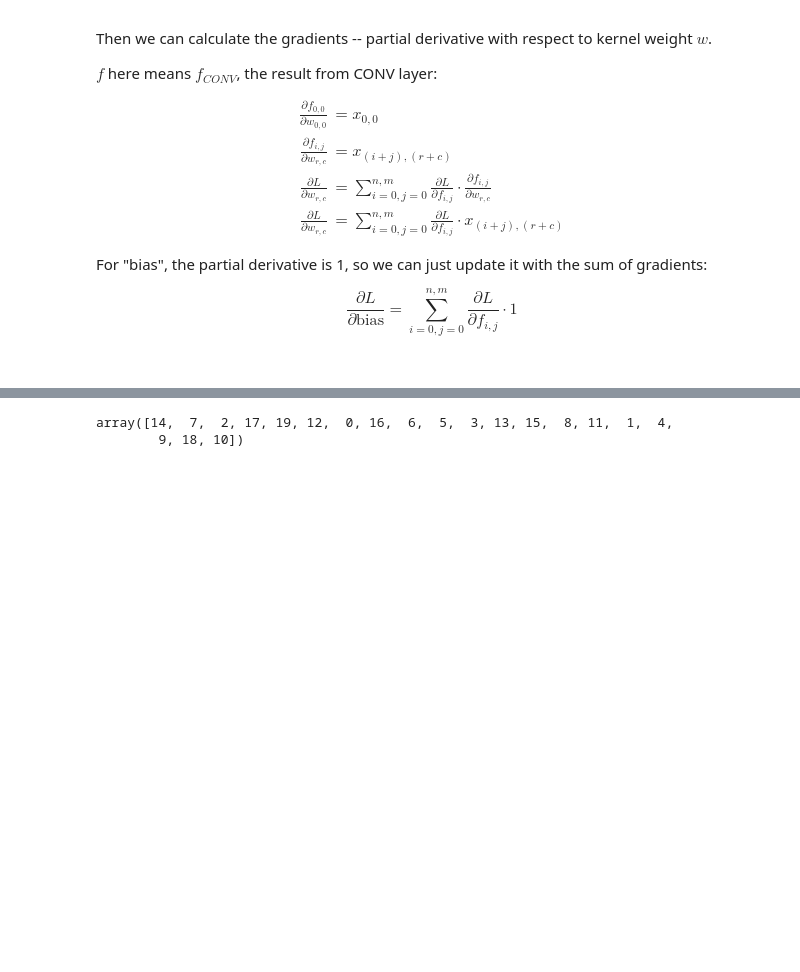
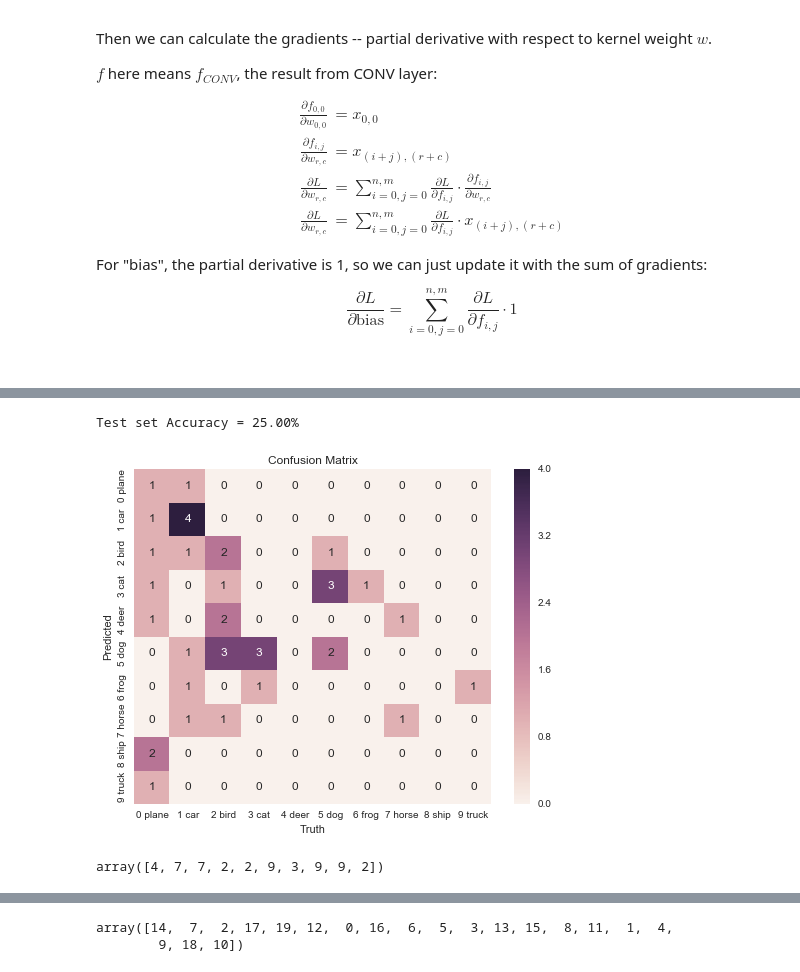
Before and after one commit to patrick-su/ml_algorithms_stepbystep, a Jupyter notebook: algo_example_NN_multilayer_CNN.ipynb, the cells around one changed output, grey strips where cells are left out. Saved outputs shown, nothing was run; the diff lists cells and outputs as text; code cells hidden in the pictures; blank space fills up the shorter version.

```diff
--- a/algo_example_NN_multilayer_CNN.ipynb
+++ b/algo_example_NN_multilayer_CNN.ipynb
@@ -576,0 +590,30 @@ run time = 7.97s
+# %%
+from sklearn.metrics import confusion_matrix
+def show_confusion_matrix(cm_mat):
+    accuracy = np.trace(cm_mat)*100.0/test_size
+    print 'Test set Accuracy = {:.2f}%'.format(accuracy)
+    df_cm = pd.DataFrame(cm_mat,index=label_textno[0:cm_mat.shape[0]],columns=label_textno[0:cm_mat.shape[1]])
+    plt.figure(figsize = (8,6),dpi=600)
+    sns.heatmap(df_cm, cbar=True ,annot=True, fmt=',.0f')
+    plt.title('Confusion Matrix')
+    plt.xlabel('Truth')
+    plt.ylabel('Predicted')
+
+#get the prediction to compare with target
+label_text = ["plane","car","bird","cat","deer","dog","frog","horse","ship","truck"]
+label_textno = label_text
+for l in range(0,len(label_text)):
+    label_textno[l] = str(l) + ' ' + label_text[l]
+
+y_pred = [np.argmax(r) for r in f_OUT_test]
+y_truth = np.array(cifar['labels'])[test_ix]
+cm_mat = confusion_matrix(y_truth,y_pred)
+show_confusion_matrix(cm_mat)
+# %% [output]
+Test set Accuracy = 25.00%
+[figure, added]
+# %%
+np.array(cifar['labels'])[test_ix]
+label_text = ["airplane","automobile","bird","cat","deer","dog","frog","horse","ship","truck"]
+# %% [output]
+array([4, 7, 7, 2, 2, 9, 3, 9, 9, 2])
```
Also changed, not shown: parts of 13 cells of this notebook.
